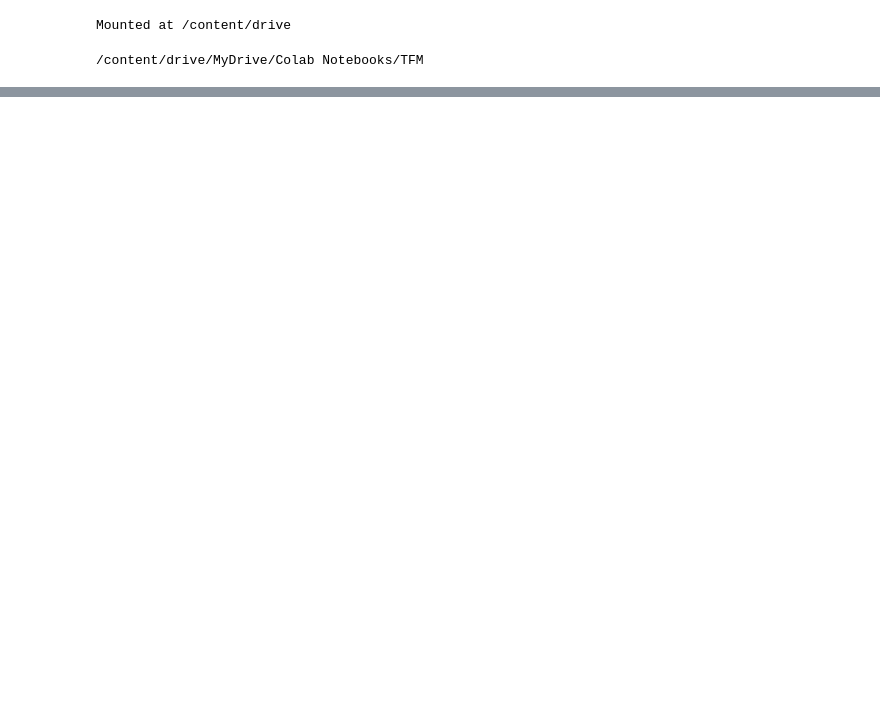
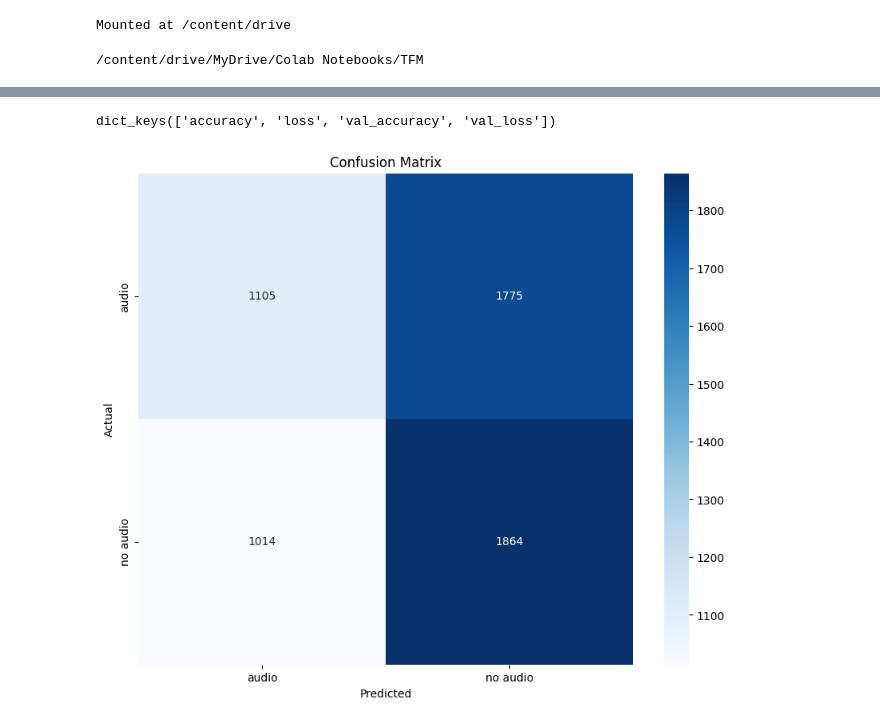
Before and after one commit to RicardoAMR/TFM, a Jupyter notebook: pruebas.ipynb, the cells around one changed output, grey strips where cells are left out. Cells and saved outputs as stored; diff of their text form; code cells hidden in the pictures; blank space fills up the shorter version.

```diff
--- a/pruebas.ipynb
+++ b/pruebas.ipynb
@@ -95,0 +140,20 @@ Epoch 156/1000
+# %%
+from tensorflow.keras.layers import Conv1D
+
+X_train_cnn = X_train.reshape(864000, 32, 1)
+X_valid_cnn = X_test.reshape(288000, 32, 1)
+X_train_cnn = X_test.reshape(288000, 32, 1)
+
+opt = Adam(0.001)
+model_cnn = Sequential()
+model_cnn.add(Conv1D(filters=64, kernel_size=3, activation='relu', input_shape=(32, 1)))
+model_cnn.add(MaxPooling1D(pool_size=2))
+model_cnn.add(Conv1D(filters=32, kernel_size=3, activation='relu'))
+model_cnn.add(MaxPooling1D(pool_size=2))
+model_cnn.add(Flatten())
+model_cnn.add(Dense(64, activation='relu'))
+model_cnn.add(Dense(3, activation='softmax'))
+model_cnn.compile(loss=keras.losses.SparseCategoricalCrossentropy(),
+optimizer=opt,
+metrics=["accuracy"])
+model_cnn.summary()
@@ -95,0 +162,6 @@ Epoch 156/1000
+# %%
+model_checkpoint_callback = EarlyStopping(monitor='val_accuracy', mode='max', patience = 10, verbose = 1, min_delta=0.01)
+history = model_cnn.fit(X_train, y_train, batch_size=32,epochs=1000, callbacks=[model_checkpoint_callback], validation_data=(X_valid, y_valid))
+res = model_cnn.predict(X_test)
+print(model_checkpoint_callback.best)
+y_pred = np.argmax(res, axis = 1)
@@ -95,0 +184,21 @@ Epoch 156/1000
+# %%
+p = confusion_matrix(y_test, y_pred, labels=[0,1])
+
+# list all data in history
+print(history.history.keys())
+# %% [output]
+dict_keys(['accuracy', 'loss', 'val_accuracy', 'val_loss'])
+# %%
+# prompt: print confusion matrix
+
+import matplotlib.pyplot as plt
+import seaborn as sns
+
+plt.figure(figsize=(10, 8))
+sns.heatmap(p, annot=True, fmt="d", cmap="Blues", xticklabels=['audio', 'no audio'], yticklabels=['audio', 'no audio'])
+plt.xlabel("Predicted")
+plt.ylabel("Actual")
+plt.title("Confusion Matrix")
+plt.show()
+# %% [output]
+[figure, added]
```
Also changed, not shown: parts of 12 cells of this notebook, 1 other file.
